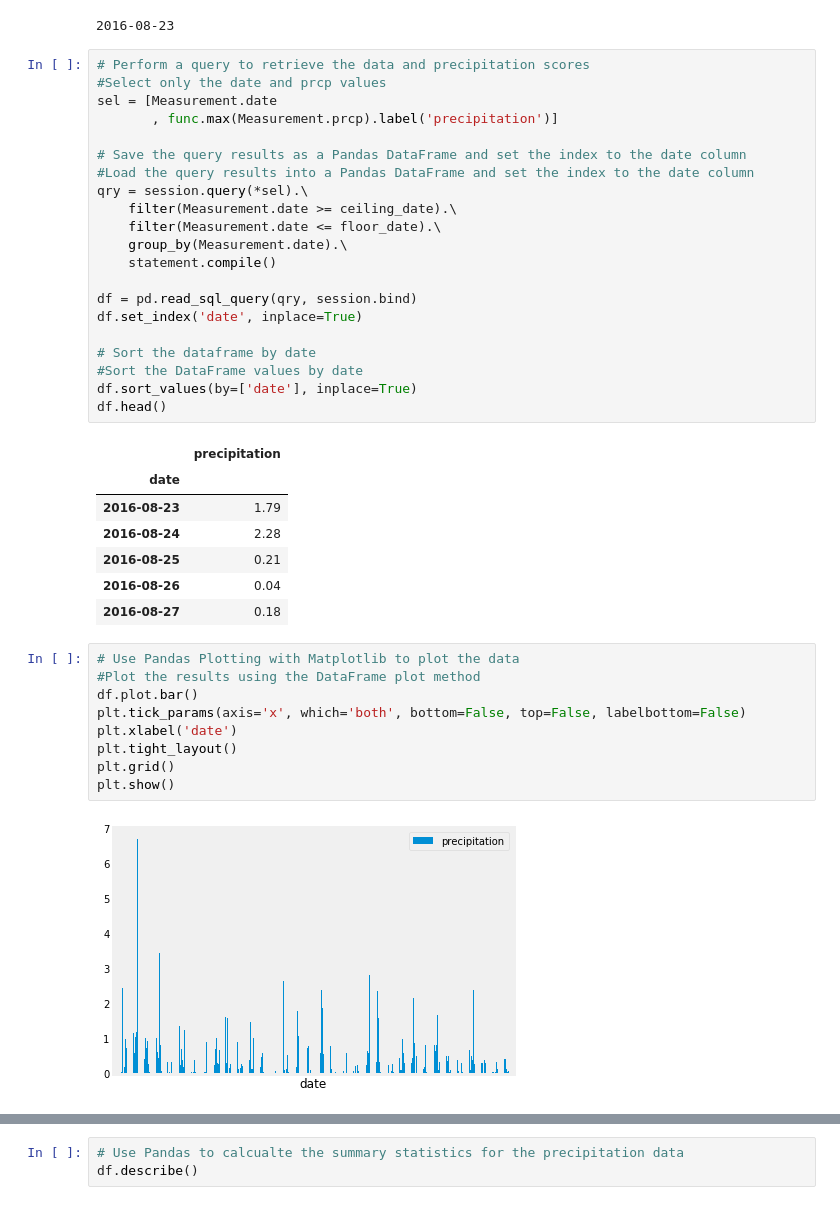
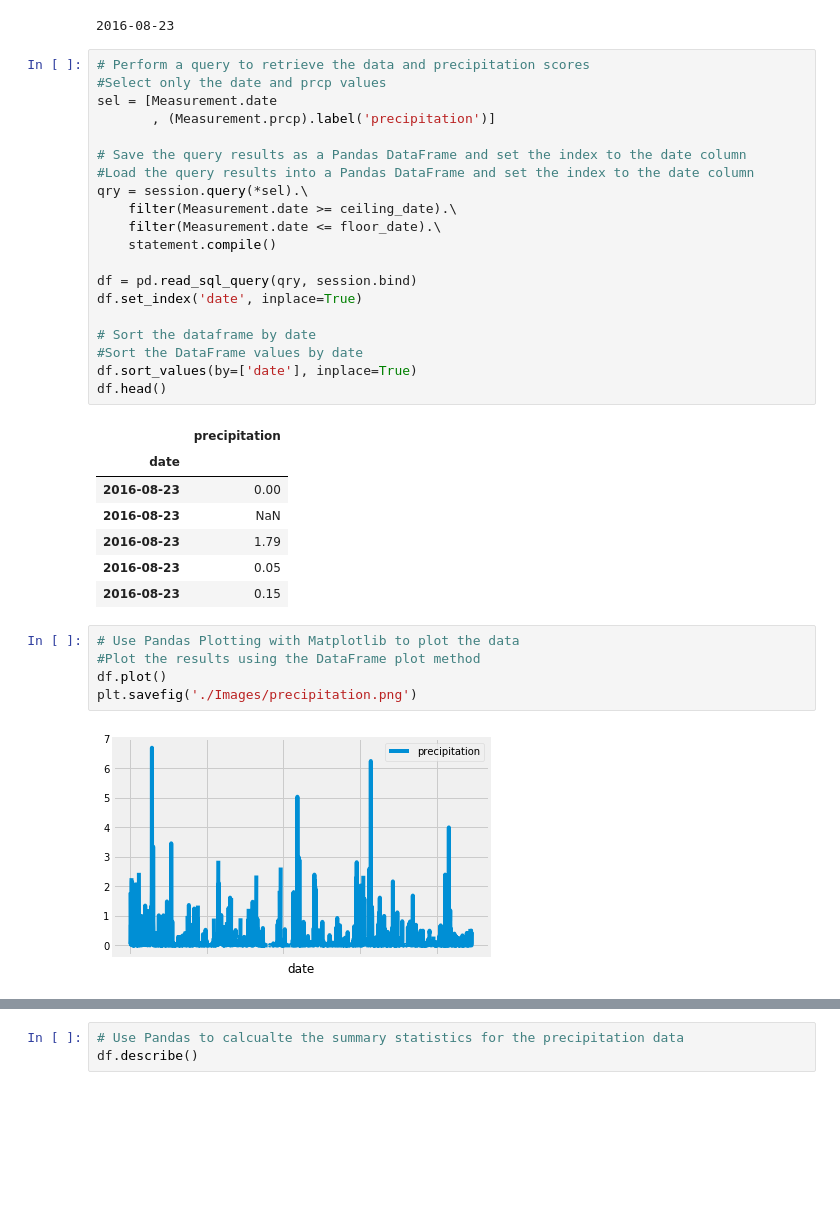
Before and after one commit to ddcruz/SQLAlchemy_challenge, a Jupyter notebook: climate.ipynb, the cells around one changed output, grey strips where cells are left out. Drawn from its saved outputs; the diff is of its cells as text; blank space fills up the shorter version.

```diff
--- a/climate.ipynb
+++ b/climate.ipynb
@@ -73,14 +73,13 @@ print (ceiling_date)
 # Perform a query to retrieve the data and precipitation scores
 #Select only the date and prcp values
 sel = [Measurement.date
-       , func.max(Measurement.prcp).label('precipitation')]
+       , (Measurement.prcp).label('precipitation')]
 
 # Save the query results as a Pandas DataFrame and set the index to the date column
 #Load the query results into a Pandas DataFrame and set the index to the date column
 qry = session.query(*sel).\
     filter(Measurement.date >= ceiling_date).\
     filter(Measurement.date <= floor_date).\
-    group_by(Measurement.date).\
     statement.compile()
 
 df = pd.read_sql_query(qry, session.bind)
@@ -93,19 +92,15 @@ df.head()
 # %% [output]
 |  | precipitation |
 | date |  |
+| 2016-08-23 | 0.00 |
+| 2016-08-23 | NaN |
 | 2016-08-23 | 1.79 |
-| 2016-08-24 | 2.28 |
-| 2016-08-25 | 0.21 |
-| 2016-08-26 | 0.04 |
-| 2016-08-27 | 0.18 |
+| 2016-08-23 | 0.05 |
+| 2016-08-23 | 0.15 |
 # %%
 # Use Pandas Plotting with Matplotlib to plot the data
 #Plot the results using the DataFrame plot method
-df.plot.bar()
-plt.tick_params(axis='x', which='both', bottom=False, top=False, labelbottom=False)
-plt.xlabel('date')
-plt.tight_layout()
-plt.grid()
-plt.show()
+df.plot()
+plt.savefig('./Images/precipitation.png')
 # %% [output]
-[figure, old version]
+[figure, new version]
```
Also changed, not shown: parts of 9 cells of this notebook.
